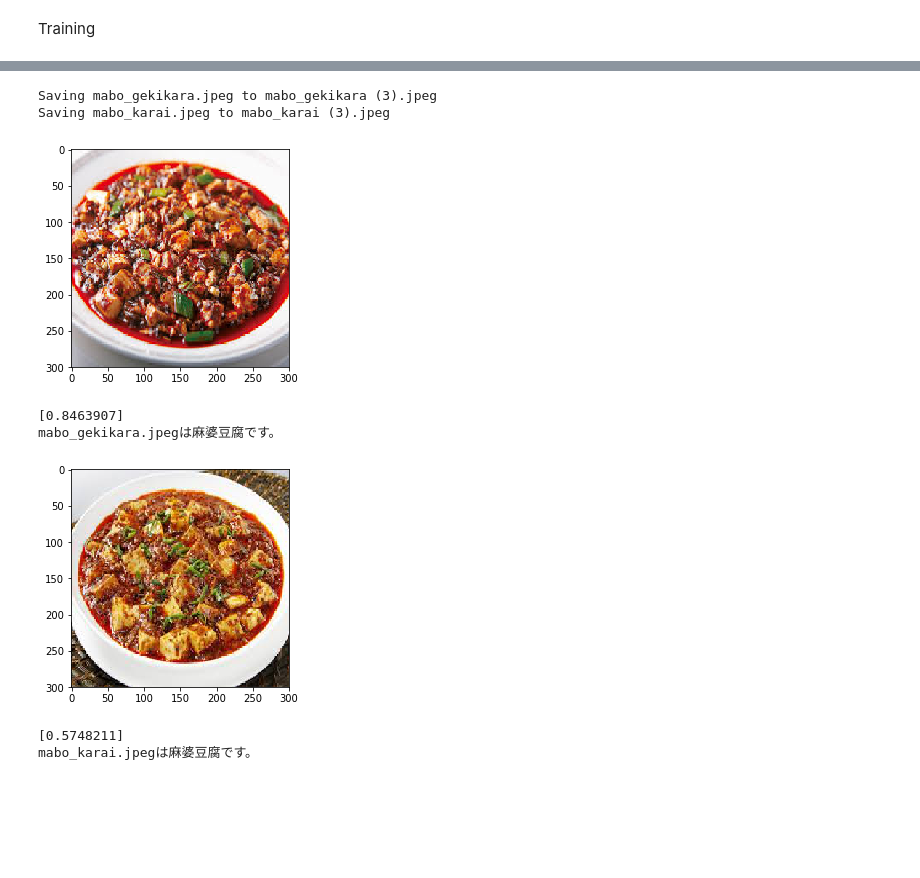
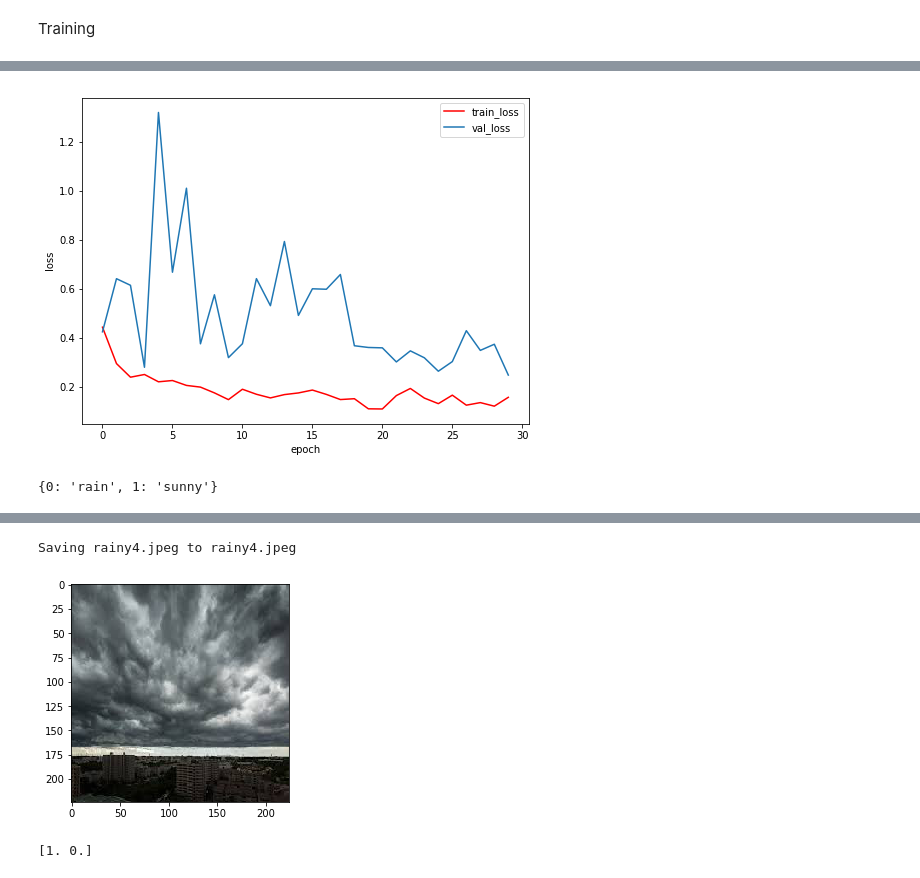
Before and after one commit to ttya16/Weather-Recognition-App, a Jupyter notebook: ImageClassifier_using_tf(keras).ipynb, the cells around one changed output, grey strips where cells are left out. Saved outputs shown, nothing was run; the diff lists cells and outputs as text; code cells hidden in the pictures; blank space fills up the shorter version.

```diff
--- a/ImageClassifier_using_tf(keras).ipynb
+++ b/ImageClassifier_using_tf(keras).ipynb
@@ -140,0 +140,16 @@ model.compile(loss='binary_crossentropy', optimizer='adam', metrics=['accuracy']
+# %%
+#VGG16 transfer learning
+
+import keras
+
+input_tensor = keras.layers.Input(shape=(img_w, img_h, 3))
+model_feature = keras.applications.vgg16.VGG16(
+                  include_top=False,
+                  weights='imagenet',
+                  input_tensor=input_tensor)
+
+# 転移学習をするときには、畳込み層を全てフリーズする
+for layer in model_feature.layers:
+    layer.trainable = False
+
+model_feature.output_shape
@@ -141,12 +204,16 @@ model.compile(loss='binary_crossentropy', optimizer='adam', metrics=['accuracy']
 # %% [markdown]
 Training
 # %%
+# Fine-tuning
 history = model.fit_generator(
       train_generator,
-      steps_per_epoch=8,
-      epochs=15,
+      steps_per_epoch= nb_train_step_per_epoch * len(train_generator),
+      epochs=nb_epoch,
       verbose=1,
       validation_data = validation_generator,
-      validation_steps=8
+      validation_steps = 8
 )
+
+model.save("vgg16_transfer_model.hdf5")
+model.save_weights("weight_fine_tuning_"+str(nb_classes)+"classes.hdf5")
 # %% [output]
@@ -170,37 +237,50 @@ Epoch 15/15
+# %%
+#plot loss history
+fig = plt.figure(figsize=(8, 6))
+plt.plot(history.history['loss'], color='r', label='train_loss')
+plt.plot(history.history['val_loss'], label='val_loss')
+plt.legend()
+
+plt.xlabel("epoch")
+plt.ylabel("loss")
+
+
+plt.show()
+# %% [output]
+[figure, added]
+# %%
+class_dict = train_generator.class_indices
+inv_class_dict = {v:k for k, v in class_dict.items()}
+print(inv_class_dict)
+# %% [output]
+{0: 'rain', 1: 'sunny'}
 # %%
 import numpy as np
 from google.colab import files
 from keras.preprocessing import image
+import keras
 
 import matplotlib.pyplot as plt
 
 uploaded = files.upload()
 
 for fn in uploaded.keys():
 
   # predicting images
   path = '/content/' + fn
-  img = image.load_img(path, target_size=(300, 300))
+  img = image.load_img(path, target_size=(img_w, img_h))
   x = image.img_to_array(img)
   x = np.expand_dims(x, axis=0)
+  x = keras.applications.vgg16.preprocess_input(x)
 
   plt.imshow(img)
   plt.show()
 
   images = np.vstack([x])
-  classes = model.predict(images, batch_size=10)
-  print(classes[0])
-  if classes[0]>0.5:
-    print(fn + "は麻婆豆腐です。")
-  else:
-    print(fn + "はカレーです。")
+  pred = model.predict(images, batch_size=10)
+  print(pred[0])
 # %% [output]
 [interactive output not drawn]
-Saving mabo_gekikara.jpeg to mabo_gekikara (3).jpeg
-Saving mabo_karai.jpeg to mabo_karai (3).jpeg
+Saving rainy4.jpeg to rainy4.jpeg
-[figure, old version]
+[figure, new version]
-[0.8463907]
-mabo_gekikara.jpegは麻婆豆腐です。
+[1. 0.]
-[figure, removed]
-[0.5748211]
-mabo_karai.jpegは麻婆豆腐です。
```
Also changed, not shown: parts of 18 cells of this notebook.
